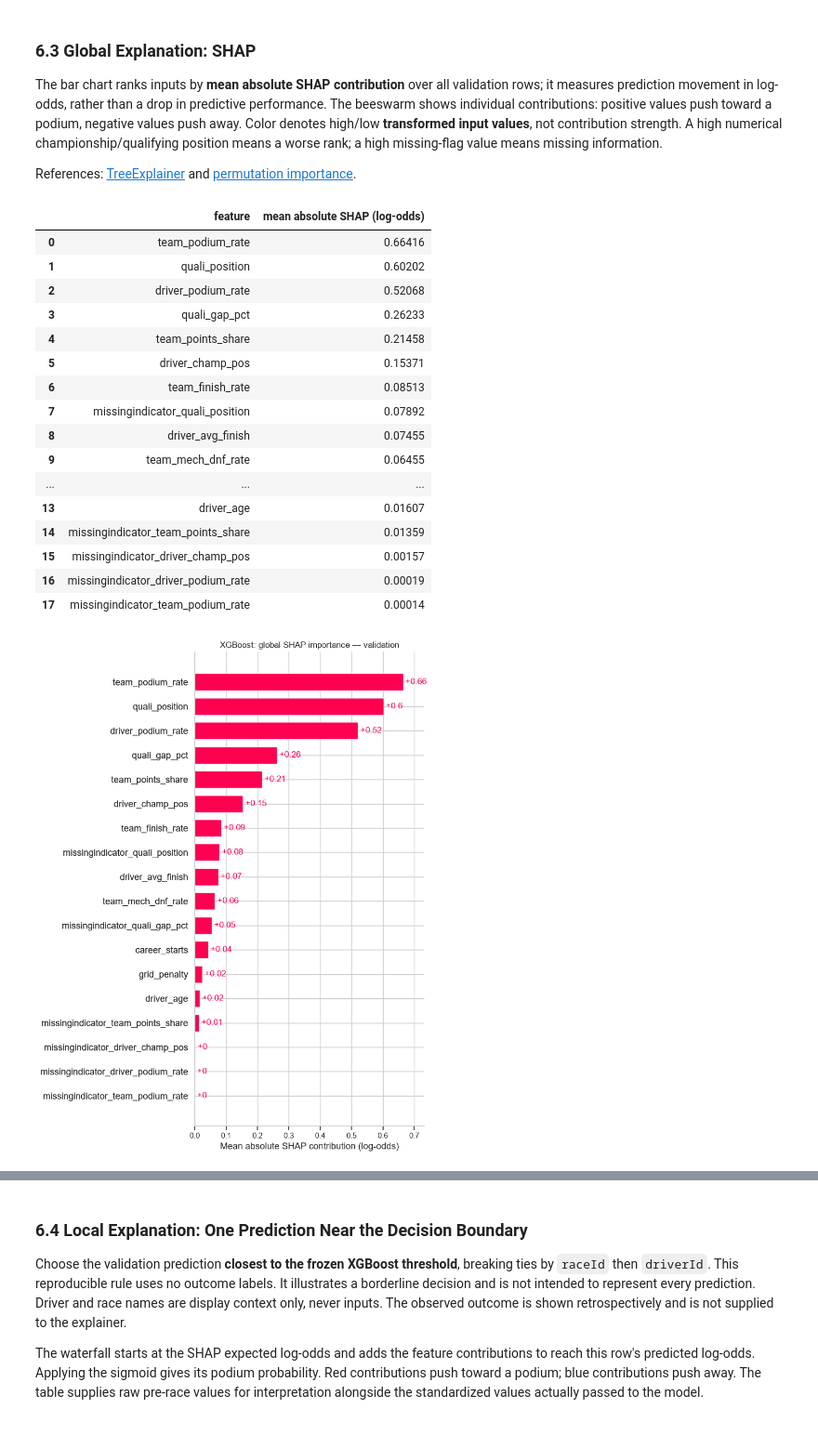
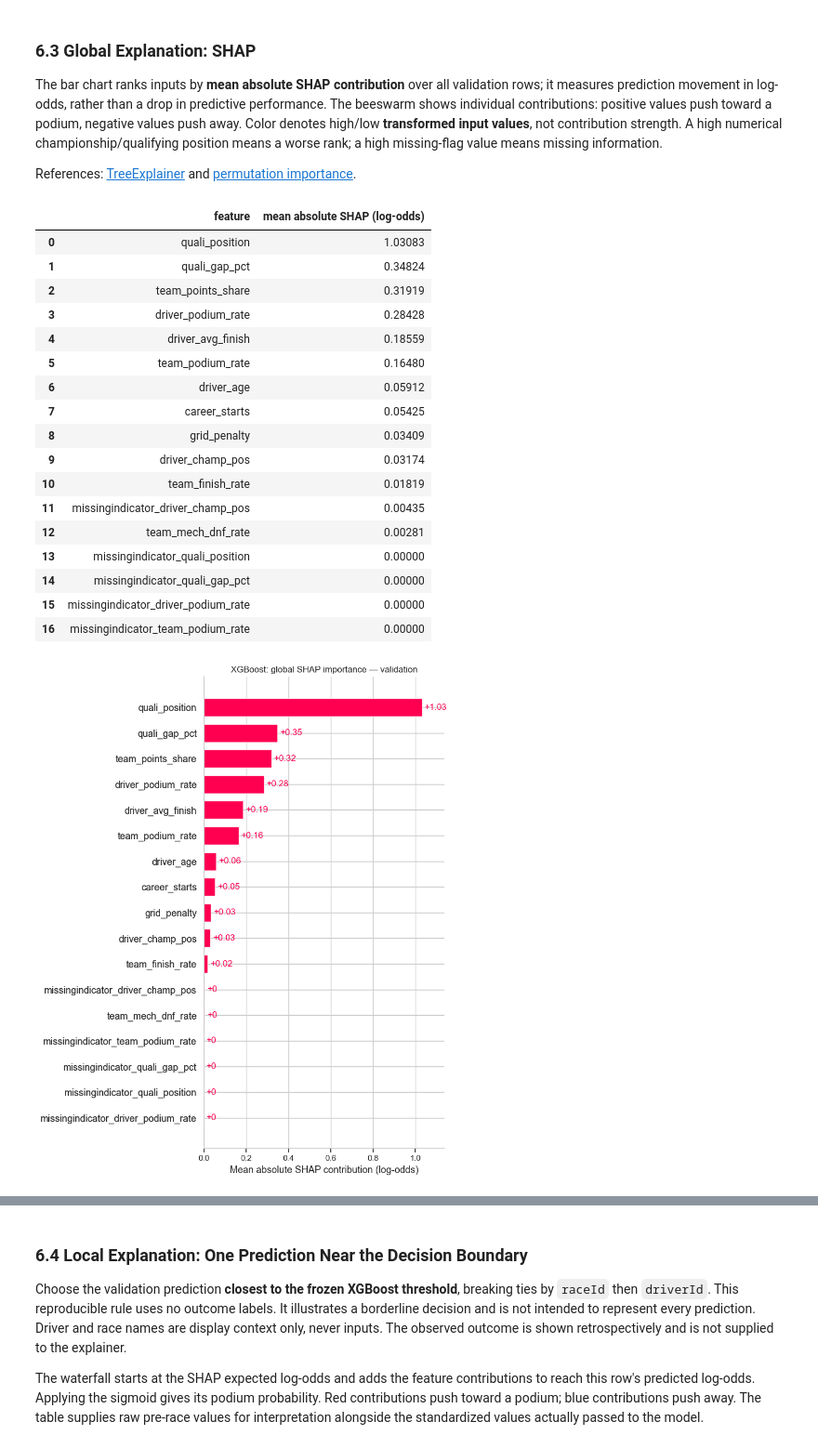
Before and after one commit to Seif2005/ACL2-Project, a Jupyter notebook: Main.ipynb, the cells around one changed output, grey strips where cells are left out. Shown at 93% size. Cells and saved outputs as stored; diff of their text form; code cells hidden in the pictures.

```diff
--- a/Main.ipynb
+++ b/Main.ipynb
@@ -2277,5 +2261,5 @@ validation and test as before, so PR-AUC and F1 are not decided by a handful of
 # %%
-SPLITS = {"train": (1950, 2018), "validation": (2019, 2021), "test": (2022, 2024)}
+SPLITS = {"train": (2003, 2018), "validation": (2019, 2021), "test": (2022, 2024)}
 
 
 def split_of(year):
@@ -2508,15 +2475,13 @@ def build_features(results, driver_standings, constructor_standings, qualifying,
     f = f.merge(cs.rename(columns={"raceId": "prev_raceId", "position": "team_champ_pos"})
                 [["prev_raceId", "constructorId", "team_champ_pos", "team_points_share", "teams_listed"]],
                 on=["prev_raceId", "constructorId"], how="left")
-    # Not yet in the standings after round 1 = no points yet: behind everyone listed, share 0.
-    # Only when that round has standings at all: the constructors' championship starts in 1958, so
-    # before that the team features stay missing (flagged in 3.6) instead of becoming a false 0
+    # Not yet in the standings after round 1 = no points yet: behind everyone listed, share 0
     f["drivers_listed"] = f.groupby("raceId")["drivers_listed"].transform("max")
     f["teams_listed"] = f.groupby("raceId")["teams_listed"].transform("max")
-    new_driver = f["round"].gt(1) & f["driver_champ_pos"].isna() & f["drivers_listed"].notna()
+    new_driver = f["round"].gt(1) & f["driver_champ_pos"].isna()
     f.loc[new_driver, "driver_champ_pos"] = f.loc[new_driver, "drivers_listed"] + 1
     f.loc[new_driver, "driver_points_share"] = 0.0
-    new_team = f["round"].gt(1) & f["team_champ_pos"].isna() & f["teams_listed"].notna()
+    new_team = f["round"].gt(1) & f["team_champ_pos"].isna()
     f.loc[new_team, "team_champ_pos"] = f.loc[new_team, "teams_listed"] + 1
     f.loc[new_team, "team_points_share"] = 0.0
 
@@ -2538,8 +2503,6 @@ def build_features(results, driver_standings, constructor_standings, qualifying,
     country = f["circuitId"].map(clean["circuits"].set_index("circuitId")["country"])
     nationality = f["driverId"].map(drivers["nationality"])
     f["home_race"] = [int(c in home_country.get(n, [])) for n, c in zip(nationality, country)]   # mapping from 2.2
-    started = ~h["positionText"].isin(["F", "W"]) & ~h["status"].isin(DID_NOT_START)
-    f["field_size"] = started.groupby(h["raceId"]).transform("sum")   # cars on the grid (3 podiums to share)
 
     return f.drop(columns=["circuitId", "date", "round", "prev_raceId", "race_seq", "constructorId",
                            "drivers_listed", "teams_listed"])
@@ -2551,7 +2514,7 @@ FEATURE_FAMILIES = {
     "standings": ["driver_champ_pos", "driver_points_share", "team_champ_pos", "team_points_share"],
     "form": ["driver_podium_rate", "driver_avg_finish", "team_podium_rate"],
     "reliability": ["team_finish_rate", "team_mech_dnf_rate"],
-    "context": ["career_starts", "driver_age", "home_race", "field_size"],
+    "context": ["career_starts", "driver_age", "home_race"],
 }
 CANDIDATES = sum(FEATURE_FAMILIES.values(), [])
 
@@ -2957,18 +2899,13 @@ from sklearn.preprocessing import FunctionTransformer, StandardScaler
 from sklearn.pipeline import make_pipeline
 
 LOG_FEATURES = ["quali_gap_pct"]
-MISSING_REASONS = {   # reason a value can be missing (3.4.5) -> the candidates that are missing for that reason
-    "no qualifying result": ["quali_position", "grid_penalty"],
-    "no qualifying time": ["quali_gap_pct"],
-    "round 1: no driver standings yet": ["driver_champ_pos", "driver_points_share"],
-    "no constructor standings (round 1, or before 1958)": ["team_champ_pos", "team_points_share"],
-    "the driver's first race": ["driver_podium_rate", "driver_avg_finish"],
-    "the team's first race": ["team_podium_rate", "team_finish_rate", "team_mech_dnf_rate"],
+MISSING_FLAGS = {   # one representative column per reason a value can be missing (3.4.5)
+    "quali_position": "no qualifying result",
+    "quali_gap_pct": "no qualifying time",
+    "driver_champ_pos": "round 1: no standings yet",
+    "driver_podium_rate": "the driver's first race",
+    "team_podium_rate": "the team's first race",
 }
-# One flag per reason, carried by the first selected feature of that reason
-MISSING_FLAGS = {next(f for f in members if f in FEATURES): reason
-                 for reason, members in MISSING_REASONS.items() if any(f in FEATURES for f in members)}
-print("Missing-value flags:", MISSING_FLAGS)
 
 
 def log_transform(X):
@@ -3175,14 +3105,15 @@ display(pd.DataFrame({"package": ["numpy", "pandas", "scikit-learn", "xgboost",
 split_frames = {"train": train, "validation": validation, "test": test}
 split_inputs = {"train": X_train, "validation": X_val, "test": X_test}
 split_targets = {"train": np.asarray(y_train), "validation": np.asarray(y_val), "test": np.asarray(y_test)}
+EXPECTED_YEARS = {"train": (2003, 2018), "validation": (2019, 2021), "test": (2022, 2024)}
 for split, X in split_inputs.items():
     frame, y = split_frames[split], split_targets[split]
-    assert X.shape[1] == len(FEATURES) + len(MISSING_FLAGS) and list(X.columns) == list(X_train.columns)
+    assert X.shape[1] == 17 and list(X.columns) == list(X_train.columns)
     assert len(X) == len(y) == len(frame) and X.index.equals(frame.index)
     assert np.isfinite(X.to_numpy(dtype=float)).all()
     assert set(np.unique(y)) == {0, 1} and np.array_equal(y, frame["podium"].to_numpy())
     assert not frame.duplicated(["raceId", "driverId"]).any()
-    assert frame["year"].between(*SPLITS[split]).all()   # the seasons fixed in 3.3
+    assert frame["year"].between(*EXPECTED_YEARS[split]).all()
 for left, right in [("train", "validation"), ("train", "test"), ("validation", "test")]:
     assert set(split_frames[left]["raceId"]).isdisjoint(split_frames[right]["raceId"])
 
@@ -4443,49 +4210,50 @@ and [permutation importance](https://scikit-learn.org/stable/modules/generated/s
 # %%
 xai_booster = xai_model.get_booster().copy()[:xai_model.best_iteration + 1]
 assert xai_booster.num_boosted_rounds() == xai_model.best_iteration + 1
 xai_explainer = shap.TreeExplainer(
     xai_booster, feature_perturbation="tree_path_dependent", model_output="raw")
 xai_shap = xai_explainer(X_val, check_additivity=True)
 assert xai_shap.values.shape == X_val.shape
 assert list(xai_shap.feature_names) == xai_feature_names
 assert np.isfinite(xai_shap.values).all() and np.isfinite(xai_shap.base_values).all()
 xai_margin = xai_booster.predict(DMatrix(X_val), output_margin=True)
 np.testing.assert_allclose(xai_shap.base_values + xai_shap.values.sum(axis=1),
                            xai_margin, rtol=1e-5, atol=1e-5)
 np.testing.assert_allclose(expit(xai_margin), xai_probabilities, rtol=1e-5, atol=1e-6)
 xai_shap_table = pd.DataFrame({
     "feature": xai_feature_names,
     "mean absolute SHAP (log-odds)": np.abs(xai_shap.values).mean(axis=0),
 }).sort_values("mean absolute SHAP (log-odds)", ascending=False,
               kind="stable").reset_index(drop=True)
 display(xai_shap_table.round(5))
-shap.plots.bar(xai_shap, max_display=len(xai_feature_names), show=False)
+shap.plots.bar(xai_shap, max_display=17, show=False)
 plt.gca().set(xlabel="Mean absolute SHAP contribution (log-odds)",
               title="XGBoost: global SHAP importance — validation")
 plt.tight_layout()
 plt.show()
-shap.plots.beeswarm(xai_shap, max_display=len(xai_feature_names), plot_size=(12, 8),
+shap.plots.beeswarm(xai_shap, max_display=17, plot_size=(12, 8),
                      color_bar_label="Transformed feature value", show=False)
 plt.gca().set(xlabel="SHAP contribution to podium log-odds",
               title="XGBoost: validation SHAP contributions (standardized inputs)")
 plt.tight_layout()
 plt.show()
 # %% [output]
 |  | feature | mean absolute SHAP (log-odds) |
-| 0 | team_podium_rate | 0.66416 |
-| 1 | quali_position | 0.60202 |
-| 2 | driver_podium_rate | 0.52068 |
-| 3 | quali_gap_pct | 0.26233 |
-| 4 | team_points_share | 0.21458 |
-| 5 | driver_champ_pos | 0.15371 |
-| 6 | team_finish_rate | 0.08513 |
-| 7 | missingindicator_quali_position | 0.07892 |
-| 8 | driver_avg_finish | 0.07455 |
-| 9 | team_mech_dnf_rate | 0.06455 |
-| ... | ... | ... |
-| 13 | driver_age | 0.01607 |
-| 14 | missingindicator_team_points_share | 0.01359 |
-| 15 | missingindicator_driver_champ_pos | 0.00157 |
-| 16 | missingindicator_driver_podium_rate | 0.00019 |
-| 17 | missingindicator_team_podium_rate | 0.00014 |
+| 0 | quali_position | 1.03083 |
+| 1 | quali_gap_pct | 0.34824 |
+| 2 | team_points_share | 0.31919 |
+| 3 | driver_podium_rate | 0.28428 |
+| 4 | driver_avg_finish | 0.18559 |
+| 5 | team_podium_rate | 0.16480 |
+| 6 | driver_age | 0.05912 |
+| 7 | career_starts | 0.05425 |
+| 8 | grid_penalty | 0.03409 |
+| 9 | driver_champ_pos | 0.03174 |
+| 10 | team_finish_rate | 0.01819 |
+| 11 | missingindicator_driver_champ_pos | 0.00435 |
+| 12 | team_mech_dnf_rate | 0.00281 |
+| 13 | missingindicator_quali_position | 0.00000 |
+| 14 | missingindicator_quali_gap_pct | 0.00000 |
+| 15 | missingindicator_driver_podium_rate | 0.00000 |
+| 16 | missingindicator_team_podium_rate | 0.00000 |
-[figure, old version]
+[figure, new version]
```
Also changed, not shown: parts of 96 cells of this notebook.
